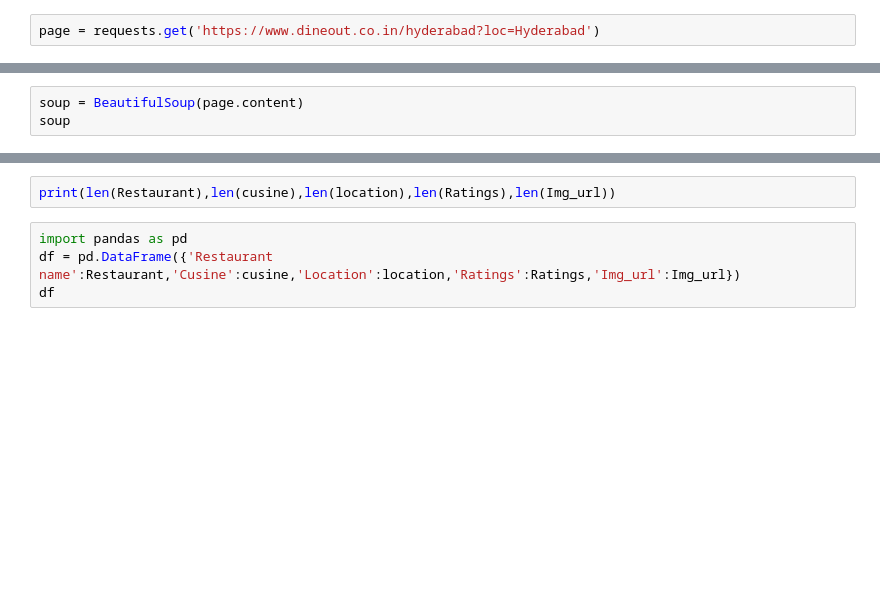
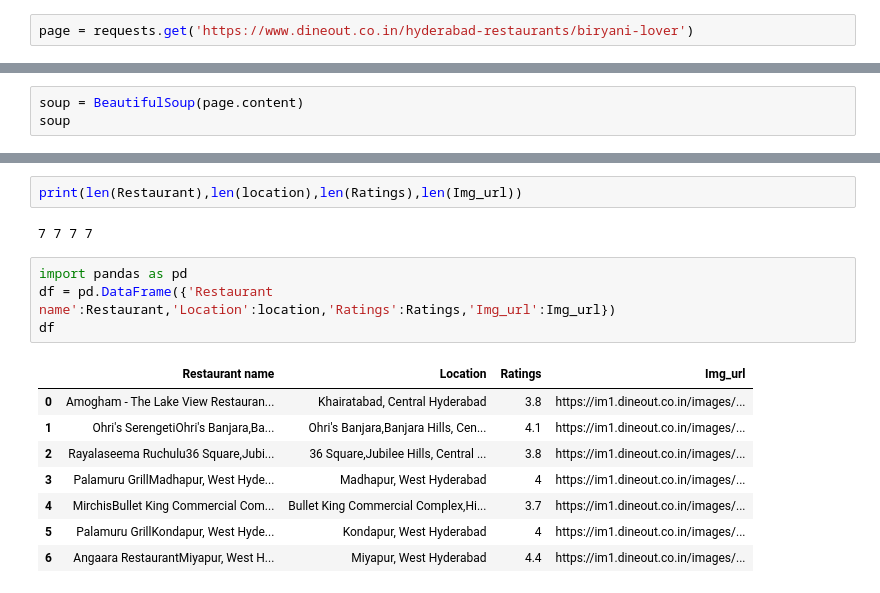
Before and after one commit to Sonu1712/Internship, a Jupyter notebook: Internship - BeautifulSoup Assignment.ipynb, the cells around one changed output, grey strips where cells are left out. Cells and saved outputs as stored; diff of their text form; blank space fills up the shorter version.

```diff
--- a/Internship - BeautifulSoup Assignment.ipynb
+++ b/Internship - BeautifulSoup Assignment.ipynb
@@ -933,7 +925,7 @@ df
 #### 7) Write a python program to scrape mentioned details from dineout.co.in and make data frame
 i) Restaurant name ii) Cuisine iii) Location iv) Ratings v) Image URL
 # %%
-page = requests.get('https://www.dineout.co.in/hyderabad?loc=Hyderabad')
+page = requests.get('https://www.dineout.co.in/hyderabad-restaurants/biryani-lover')
 # %%
 page
 # %%
@@ -977,6 +988,17 @@ Img_url
 # %%
-print(len(Restaurant),len(cusine),len(location),len(Ratings),len(Img_url))
+print(len(Restaurant),len(location),len(Ratings),len(Img_url))
+# %% [output]
+7 7 7 7
 # %%
 import pandas as pd
-df = pd.DataFrame({'Restaurant name':Restaurant,'Cusine':cusine,'Location':location,'Ratings':Ratings,'Img_url':Img_url})
+df = pd.DataFrame({'Restaurant name':Restaurant,'Location':location,'Ratings':Ratings,'Img_url':Img_url})
 df
+# %% [output]
+|  | Restaurant name | Location | Ratings | Img_url |
+| 0 | Amogham - The Lake View Restauran... | Khairatabad, Central Hyderabad | 3.8 | https://im1.dineout.co.in/images/... |
+| 1 | Ohri's SerengetiOhri's Banjara,Ba... | Ohri's Banjara,Banjara Hills, Cen... | 4.1 | https://im1.dineout.co.in/images/... |
+| 2 | Rayalaseema Ruchulu36 Square,Jubi... | 36 Square,Jubilee Hills, Central ... | 3.8 | https://im1.dineout.co.in/images/... |
+| 3 | Palamuru GrillMadhapur, West Hyde... | Madhapur, West Hyderabad | 4 | https://im1.dineout.co.in/images/... |
+| 4 | MirchisBullet King Commercial Com... | Bullet King Commercial Complex,Hi... | 3.7 | https://im1.dineout.co.in/images/... |
+| 5 | Palamuru GrillKondapur, West Hyde... | Kondapur, West Hyderabad | 4 | https://im1.dineout.co.in/images/... |
+| 6 | Angaara RestaurantMiyapur, West H... | Miyapur, West Hyderabad | 4.4 | https://im1.dineout.co.in/images/... |
```
Also changed, not shown: parts of 9 cells of this notebook.
